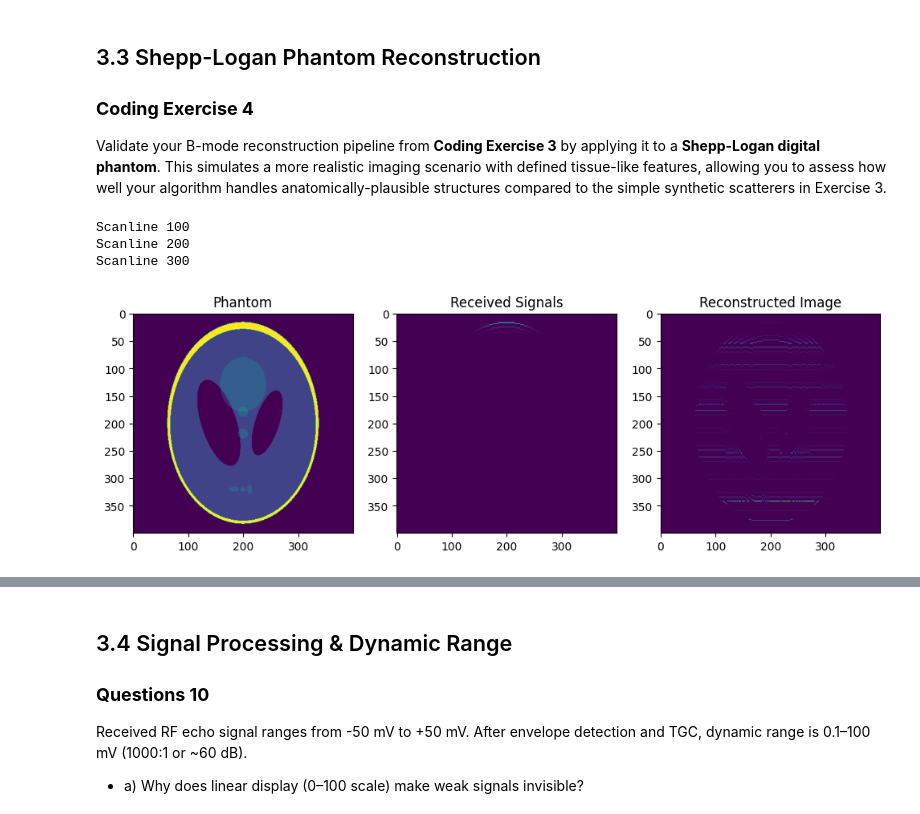
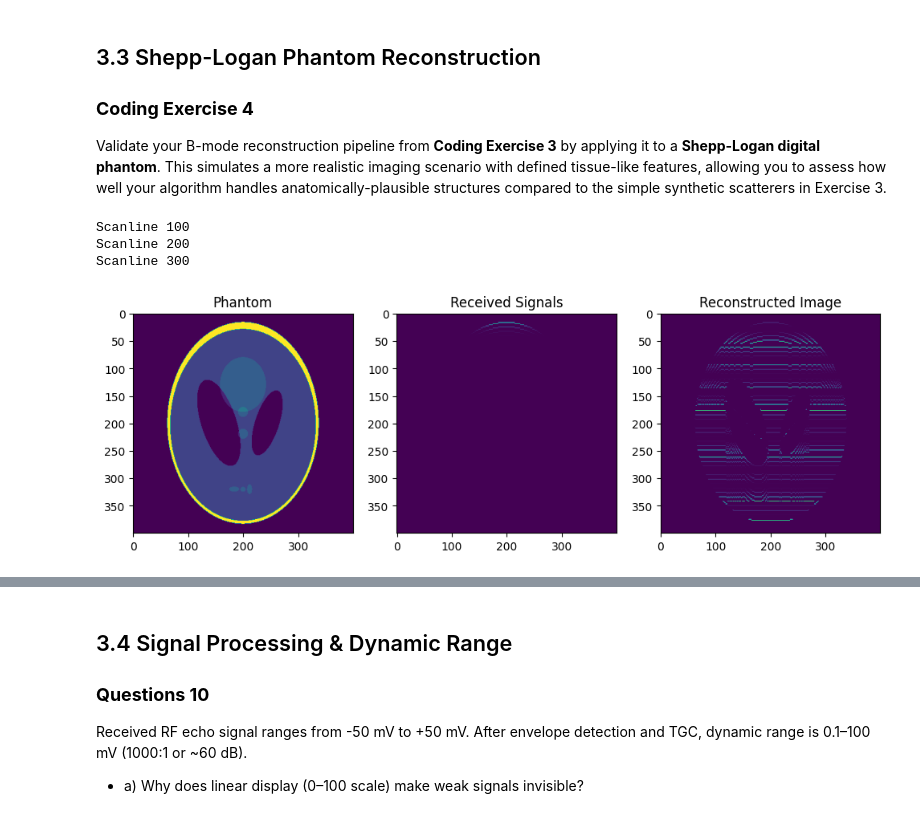
Before and after one commit to DeemDeem52/BMEN509-623_Deliverable_3, a Jupyter notebook: deliverable-03-starter.ipynb, the cells around one changed output, grey strips where cells are left out. Drawn from its saved outputs; the diff is of its cells as text; code cells hidden in the pictures.

```diff
--- a/deliverable-03-starter.ipynb
+++ b/deliverable-03-starter.ipynb
@@ -891,18 +830,20 @@ Validate your B-mode reconstruction pipeline from **Coding Exercise 3** by apply
 # %%
 # TODO: Load Shepp-Logan phantom
 from skimage.data import shepp_logan_phantom
 phantom = shepp_logan_phantom()
 
 # TODO: Apply your reconstruction pipeline from Exercise 3 to this phantom
-better_pipeline(phantom, 0.001, 10000)
+shepp_logan_reconstructed = reconstruction_pipeline(phantom, 0.001, 10000)
 
 # TODO: Compare reconstructed image quality with ground truth
-# ...
+# See below analysis section...
+
+# Warning: this code cell takes up to three minutes to run on my machine
 # %% [output]
 Scanline 100
 Scanline 200
 Scanline 300
-[figure, old version]
+[figure, new version]
 # %% [markdown]
 ### **Analysis**
 
```
Also changed, not shown: parts of 6 cells of this notebook.
